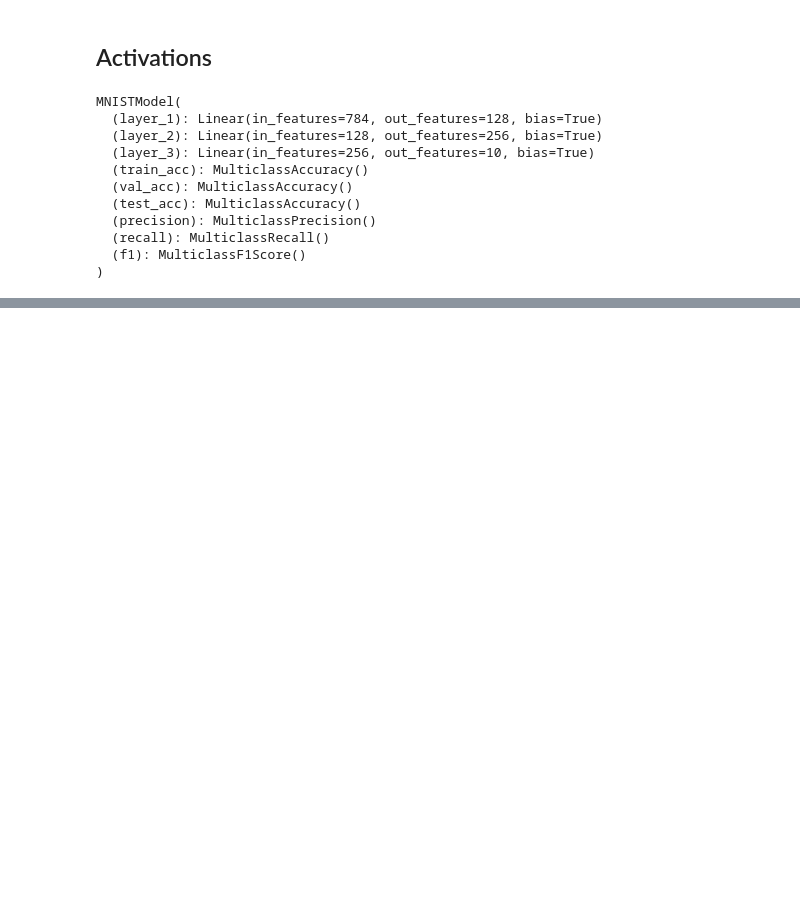
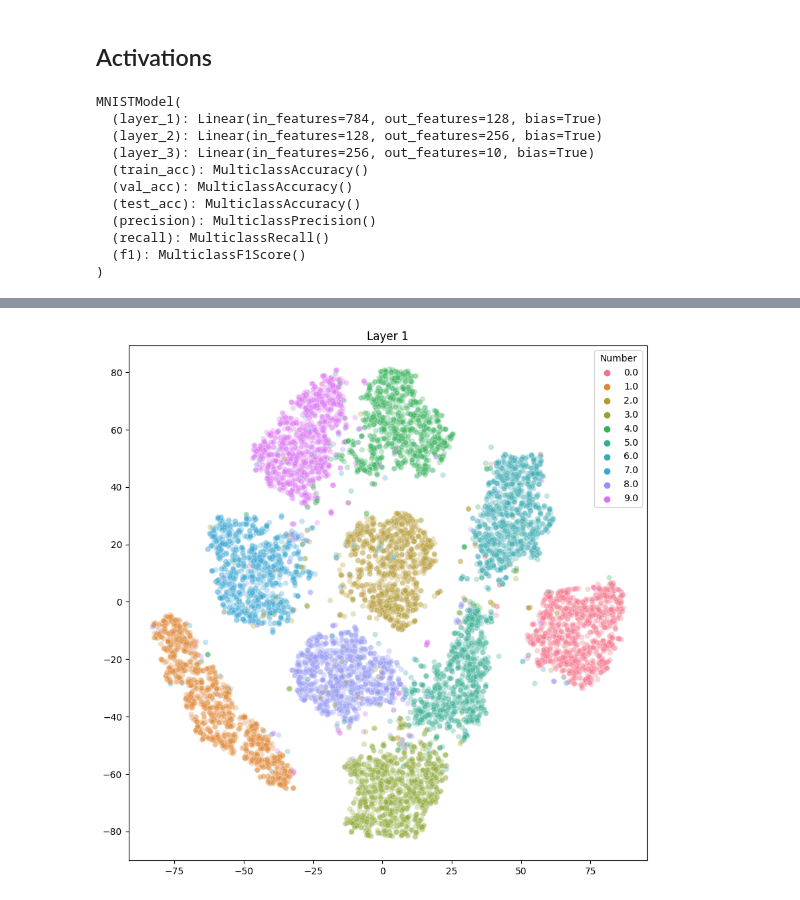
Before and after one commit to miguel-kjh/ExAI, a Jupyter notebook: mnist.ipynb, the cells around one changed output, grey strips where cells are left out. Drawn from its saved outputs; the diff is of its cells as text; code cells hidden in the pictures; blank space fills up the shorter version.

```diff
--- a/mnist.ipynb
+++ b/mnist.ipynb
@@ -198,0 +245,4 @@ df.to_pickle('activations.pkl')
+# %%
+# read activations csv
+df = pd.read_csv('activations.csv')
+df.head()
@@ -198,0 +257,17 @@ df.to_pickle('activations.pkl')
+# %%
+def get_layer_columns(layer):
+    layer_columns = ['Number']
+    layer_columns += [c for c in df.columns if layer in c]
+    return layer_columns
+
+# create new dataframe
+df_layer1 = df[get_layer_columns('Layer1')]
+df_layer1.head()
+
+# create new dataframe
+df_layer2 = df[get_layer_columns('Layer2')]
+df_layer2.head()
+
+# create new dataframe
+df_layer3 = df[get_layer_columns('Layer3')]
+df_layer3.head()
@@ -198,0 +281,23 @@ df.to_pickle('activations.pkl')
+# %%
+#plot tsne
+from sklearn.manifold import TSNE
+import matplotlib.pyplot as plt
+import seaborn as sns
+
+def plot_tsne(data, title):
+    tsne = TSNE(n_components=2, random_state=SEED)
+    tsne_results = tsne.fit_transform(data.drop(columns=['Number']))
+
+    plt.figure(figsize=(10, 10))
+    sns.scatterplot(
+        x=tsne_results[:, 0], y=tsne_results[:, 1],
+        hue=data['Number'],
+        palette=sns.color_palette("husl", 11),
+        legend="full",
+        alpha=0.3,
+    )
+    plt.title(title)
+# %%
+plot_tsne(df_layer1, 'Layer 1')
+# %% [output]
+[figure, added]
```
Also changed, not shown: parts of 16 cells of this notebook, 2 other files.
